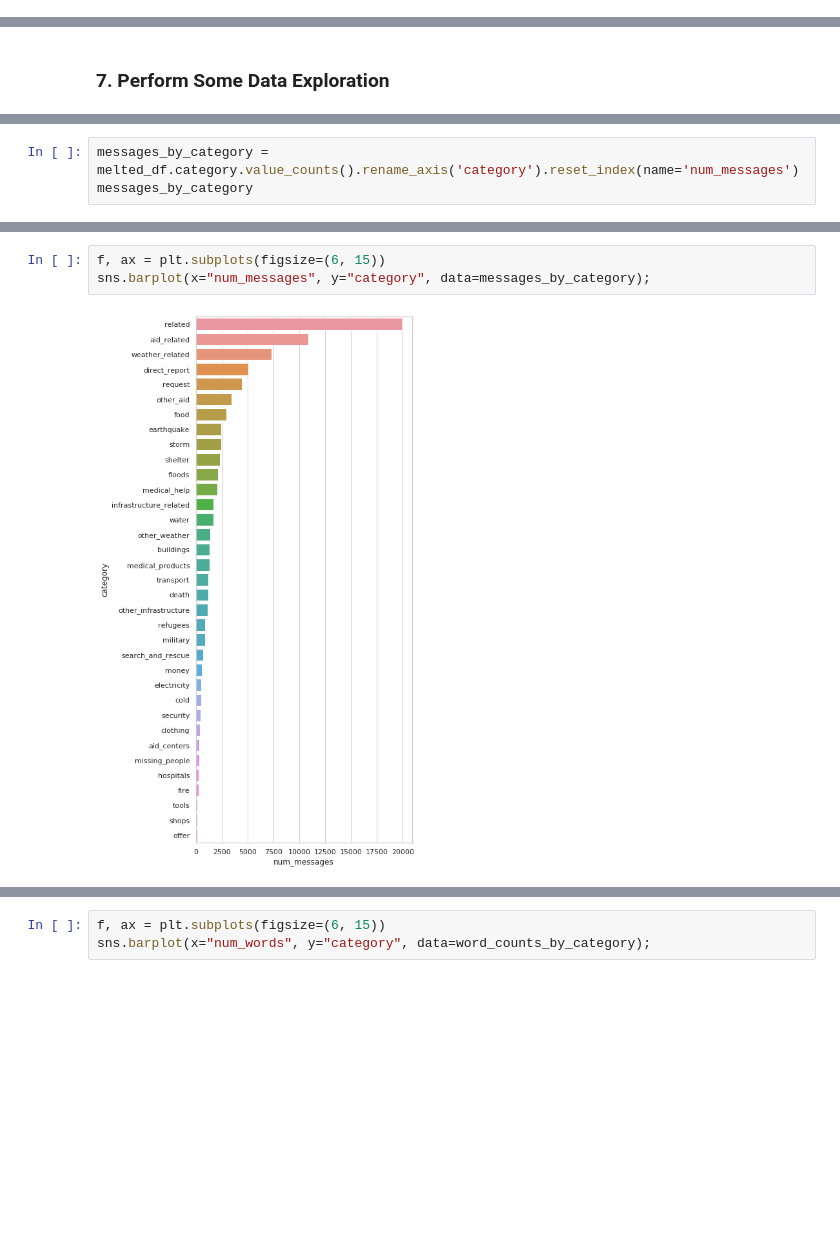
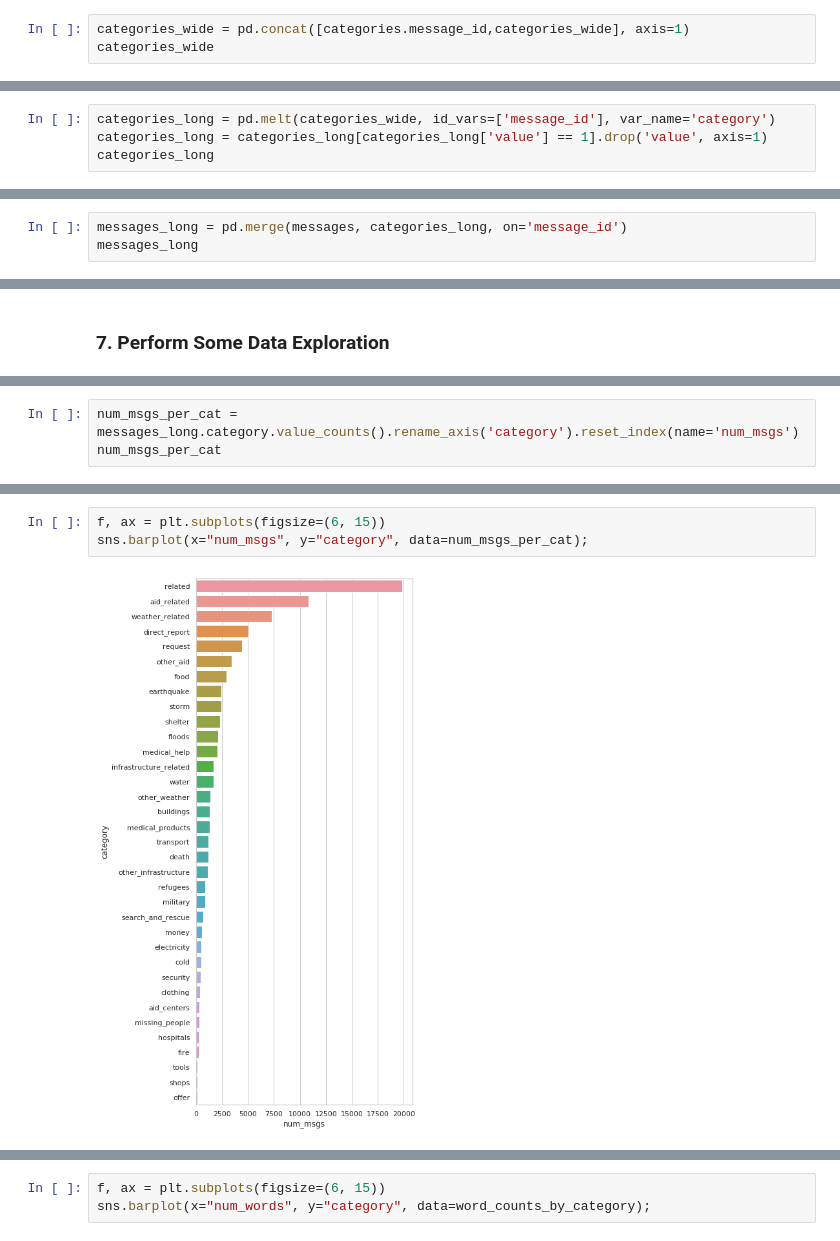
Before and after one commit to tarcisobraz/disaster-message-clf, a Jupyter notebook: data/ETL Pipeline Preparation.ipynb, the cells around one changed output, grey strips where cells are left out. Drawn from its saved outputs; the diff is of its cells as text; blank space fills up the shorter version.

```diff
--- a/data/ETL Pipeline Preparation.ipynb
+++ b/data/ETL Pipeline Preparation.ipynb
@@ -241,0 +243,3 @@ df[df.duplicated()]
+# %%
+categories_wide = pd.concat([categories.message_id,categories_wide], axis=1)
+categories_wide
@@ -241,0 +260,4 @@ df[df.duplicated()]
+# %%
+categories_long = pd.melt(categories_wide, id_vars=['message_id'], var_name='category')
+categories_long = categories_long[categories_long['value'] == 1].drop('value', axis=1)
+categories_long
@@ -241,0 +298,3 @@ df[df.duplicated()]
+# %%
+messages_long = pd.merge(messages, categories_long, on='message_id')
+messages_long
@@ -282,4 +323,4 @@ print(melted_df.shape)
 # %%
-messages_by_category = melted_df.category.value_counts().rename_axis('category').reset_index(name='num_messages')
-messages_by_category
+num_msgs_per_cat = messages_long.category.value_counts().rename_axis('category').reset_index(name='num_msgs')
+num_msgs_per_cat
 # %% [output]
@@ -302,9 +343,9 @@ messages_by_category
 | 34 | offer | 118 |
 # %%
 f, ax = plt.subplots(figsize=(6, 15))
-sns.barplot(x="num_messages", y="category", data=messages_by_category);
+sns.barplot(x="num_msgs", y="category", data=num_msgs_per_cat);
 # %% [output]
-[figure, old version]
+[figure, new version]
 # %%
 def count_words(messages):
     num_words_per_message = messages.apply(lambda x: len(x.split(' ')))
```
Also changed, not shown: parts of 54 cells of this notebook.
